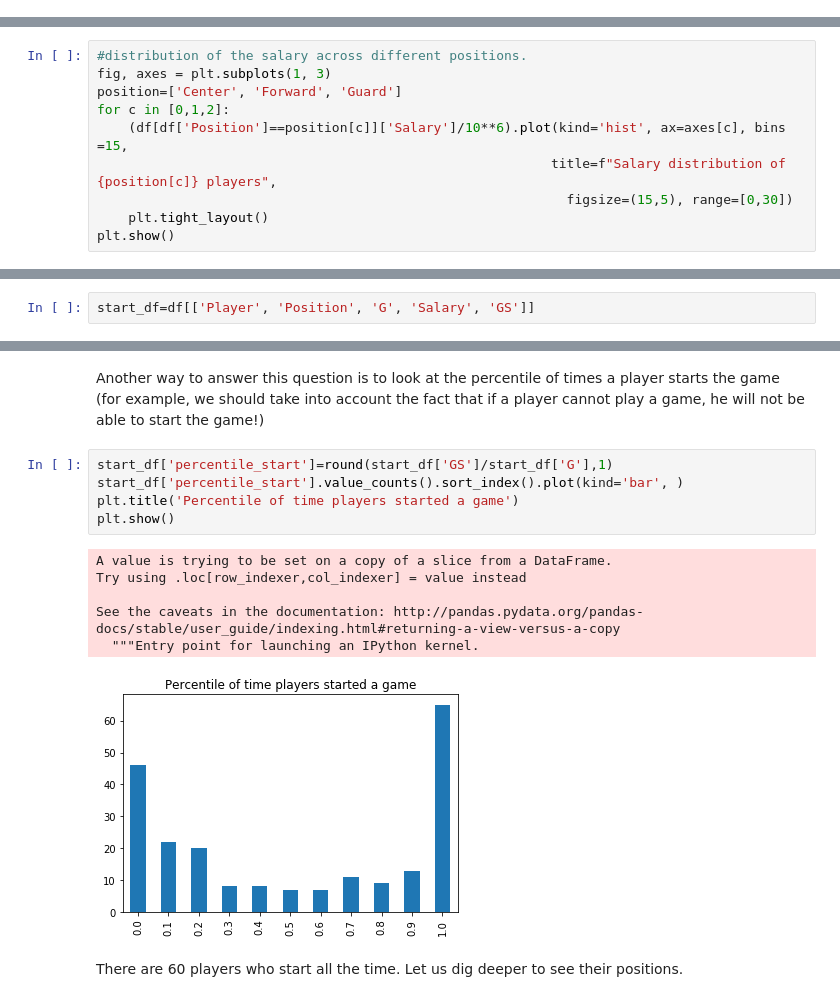
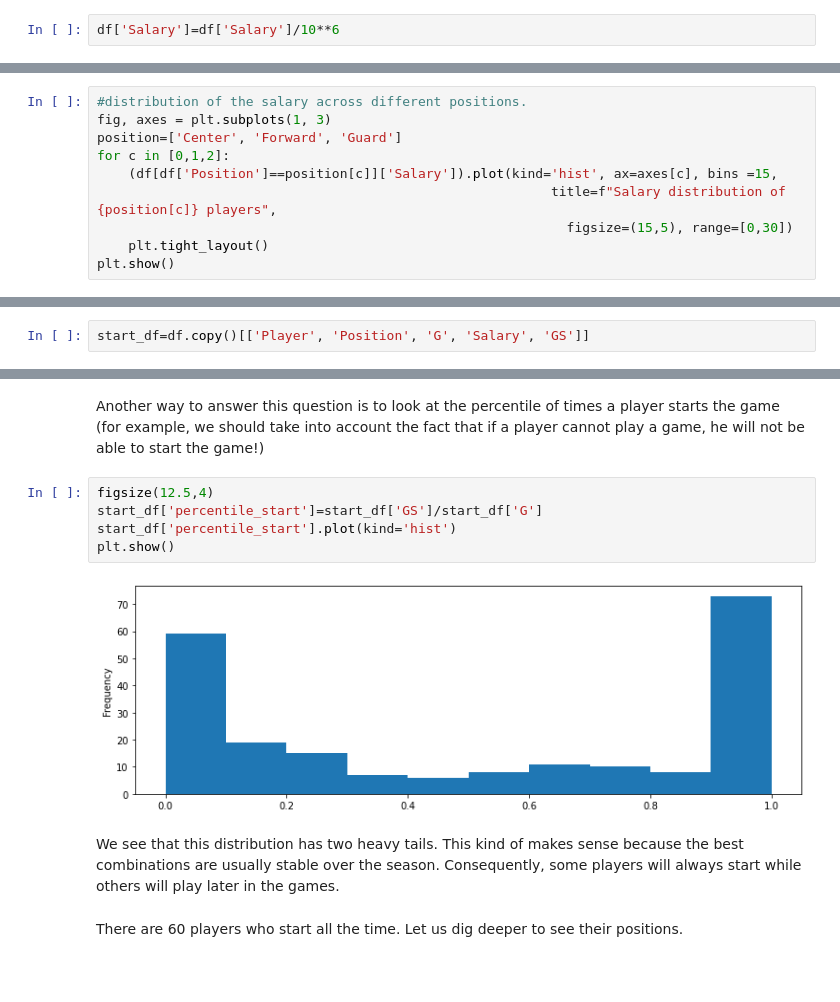
Before and after one commit to tungprime/NBA-player-salary, a Jupyter notebook: NBA salary prediction.ipynb, the cells around one changed output, grey strips where cells are left out. Cells and saved outputs as stored; diff of their text form; blank space fills up the shorter version.

```diff
--- a/NBA salary prediction.ipynb
+++ b/NBA salary prediction.ipynb
@@ -58,3 +89,5 @@ On average, a baseball player is paid $5.8$ million per year. While we will not
+# %%
+df['Salary']=df['Salary']/10**6
 # %% [markdown]
 We can also get a more complete picture about the salary data.
 # %%
@@ -114,7 +155,7 @@ df.groupby('Position')['Salary'].describe()
 fig, axes = plt.subplots(1, 3)
 position=['Center', 'Forward', 'Guard']
 for c in [0,1,2]:
-    (df[df['Position']==position[c]]['Salary']/10**6).plot(kind='hist', ax=axes[c], bins =15,
+    (df[df['Position']==position[c]]['Salary']).plot(kind='hist', ax=axes[c], bins =15,
                                                           title=f"Salary distribution of {position[c]} players",
                                                             figsize=(15,5), range=[0,30])
     plt.tight_layout()
@@ -279,7 +335,7 @@ For the majority of players, it takes them 5-7 minutes to make a shoot.
 # %% [markdown]
 There are four quarters in a NBA game. There are many reasons to expect that a coach would put the strongest team from the beginning. Can we confirm this from the data?
 # %%
-start_df=df[['Player', 'Position', 'G', 'Salary', 'GS']]
+start_df=df.copy()[['Player', 'Position', 'G', 'Salary', 'GS']]
 # %% [markdown]
 One way to look at this question is to look at the number of games started for each player.
 # %%
@@ -300,17 +356,14 @@ start_df[['Player', 'GS']].sort_values('GS', ascending=False).head(10)
 # %% [markdown]
 Another way to answer this question is to look at the percentile of times a player starts the game (for example, we should take into account the fact that if a player cannot play a game, he will not be able to start the game!)
 # %%
-start_df['percentile_start']=round(start_df['GS']/start_df['G'],1)
-start_df['percentile_start'].value_counts().sort_index().plot(kind='bar', )
-plt.title('Percentile of time players started a game')
+figsize(12.5,4)
+start_df['percentile_start']=start_df['GS']/start_df['G']
+start_df['percentile_start'].plot(kind='hist')
 plt.show()
 # %% [output]
-A value is trying to be set on a copy of a slice from a DataFrame.
-Try using .loc[row_indexer,col_indexer] = value instead
-
-See the caveats in the documentation: http://pandas.pydata.org/pandas-docs/stable/user_guide/indexing.html#returning-a-view-versus-a-copy
-  """Entry point for launching an IPython kernel.
-[figure, old version]
+[figure, new version]
+# %% [markdown]
+We see that this distribution has two heavy tails. This kind of makes sense because the best combinations are usually stable over the season. Consequently, some players will always start while others will play later in the games.
 # %% [markdown]
 There are 60 players who start all the time. Let us dig deeper to see their positions.
 # %%
```
Also changed, not shown: parts of 95 cells of this notebook.
